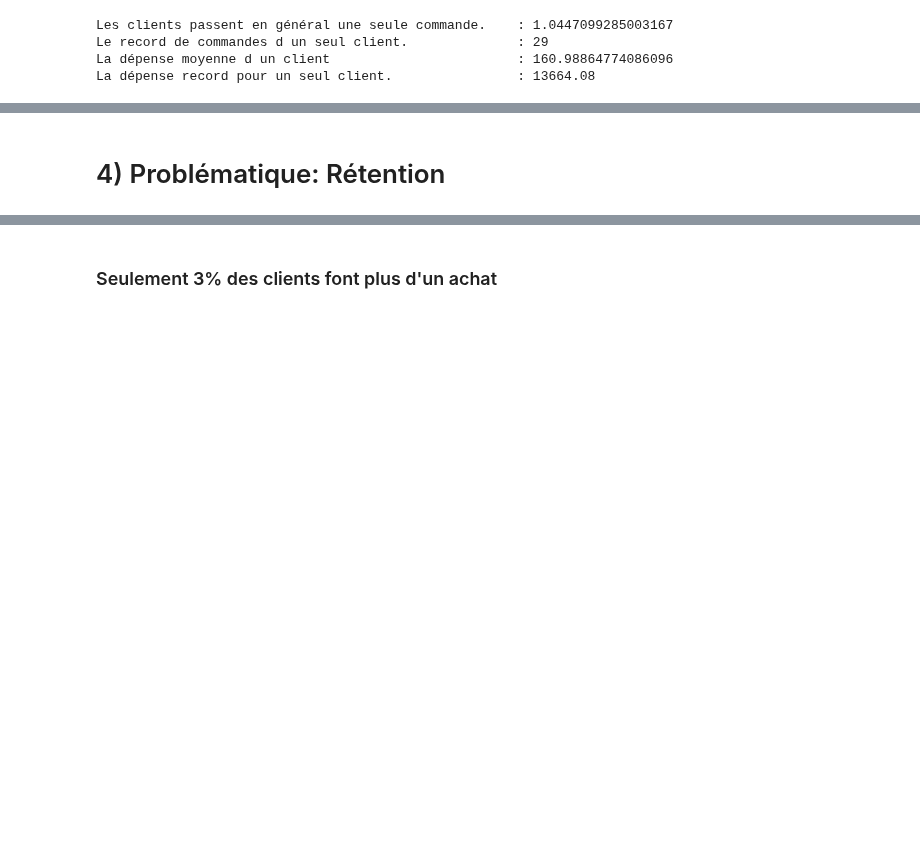
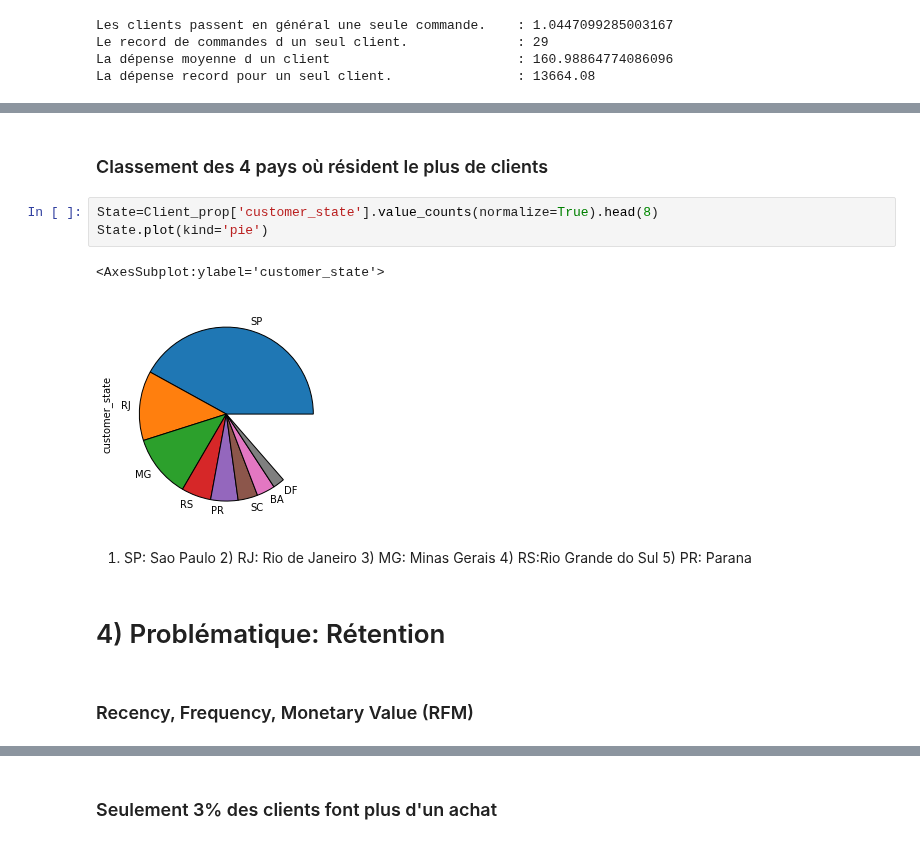
Before and after one commit to Passou/Projet-Olist-r-tention-client, a Jupyter notebook: Projet_Pierre_Passerotte_ECOMMERCE.ipynb, the cells around one changed output, grey strips where cells are left out. Cells and saved outputs as stored; diff of their text form; blank space fills up the shorter version.

```diff
--- a/Projet_Pierre_Passerotte_ECOMMERCE.ipynb
+++ b/Projet_Pierre_Passerotte_ECOMMERCE.ipynb
@@ -275,2 +371,14 @@ Paiements_par_clients.hist(bins = 14000, grid=True)
+# %% [markdown]
+### Classement des 4 pays où résident le plus de clients
+# %%
+State=Client_prop['customer_state'].value_counts(normalize=True).head(8)
+State.plot(kind='pie')
+# %% [output]
+<AxesSubplot:ylabel='customer_state'>
+[figure, added]
+# %% [markdown]
+1) SP: Sao Paulo 2) RJ: Rio de Janeiro 3) MG: Minas Gerais 4) RS:Rio Grande do Sul 5) PR: Parana
 # %% [markdown]
 # 4) Problématique: Rétention
+# %% [markdown]
+### Recency, Frequency, Monetary Value (RFM)
```
Also changed, not shown: parts of 58 cells of this notebook.
